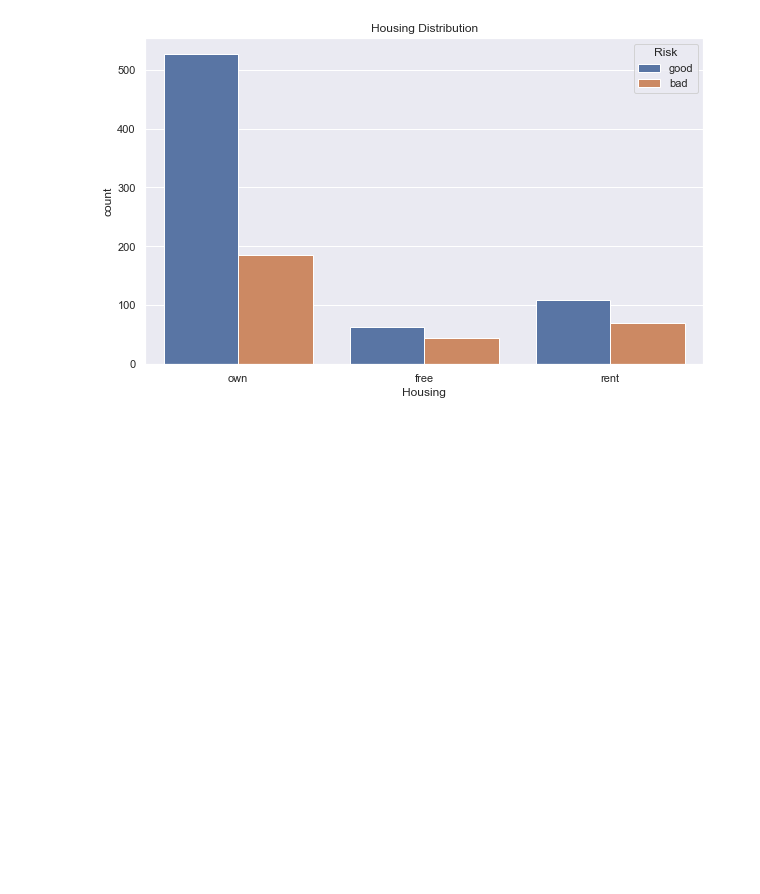
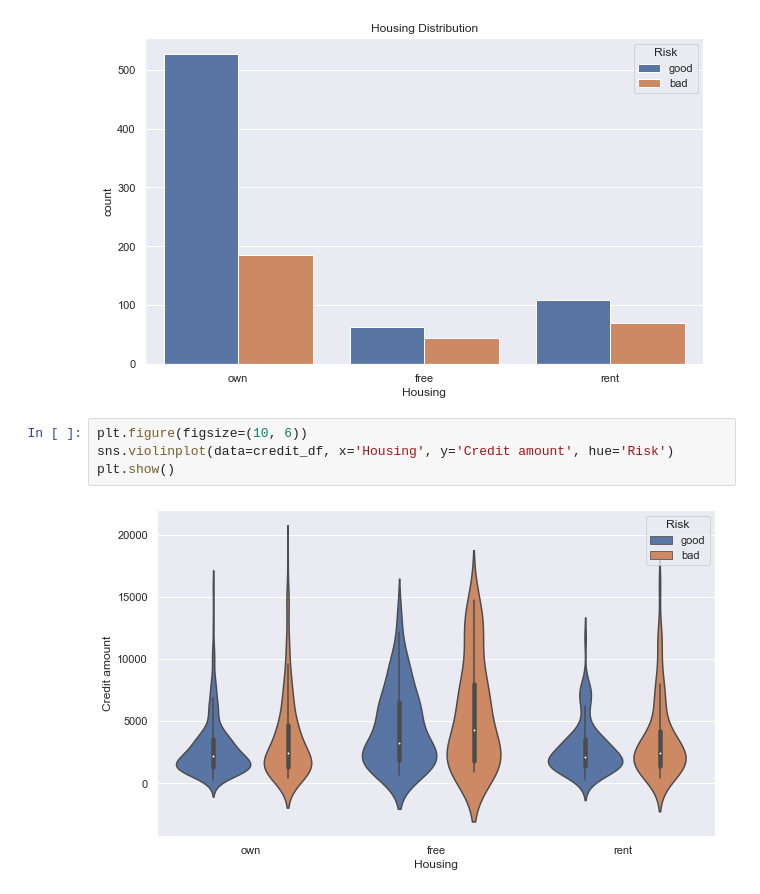
Before and after one commit to bigdatavietnam-org/german-credit-risk, a Jupyter notebook: german-credit-risk.ipynb, the cells around one changed output. Saved outputs shown, nothing was run; the diff lists cells and outputs as text; blank space fills up the shorter version.

```diff
--- a/german-credit-risk.ipynb
+++ b/german-credit-risk.ipynb
@@ -149,3 +149,9 @@ plt.title("Housing Distribution")
 plt.show()
 # %% [output]
 [figure]
+# %%
+plt.figure(figsize=(10, 6))
+sns.violinplot(data=credit_df, x='Housing', y='Credit amount', hue='Risk')
+plt.show()
+# %% [output]
+[figure, added]
```
Also changed, not shown: parts of 4 cells of this notebook.
